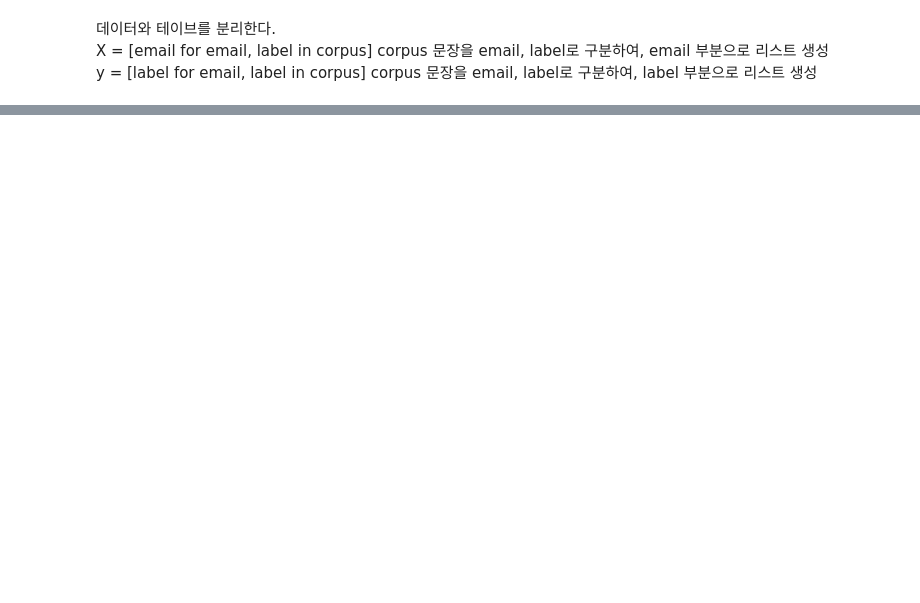
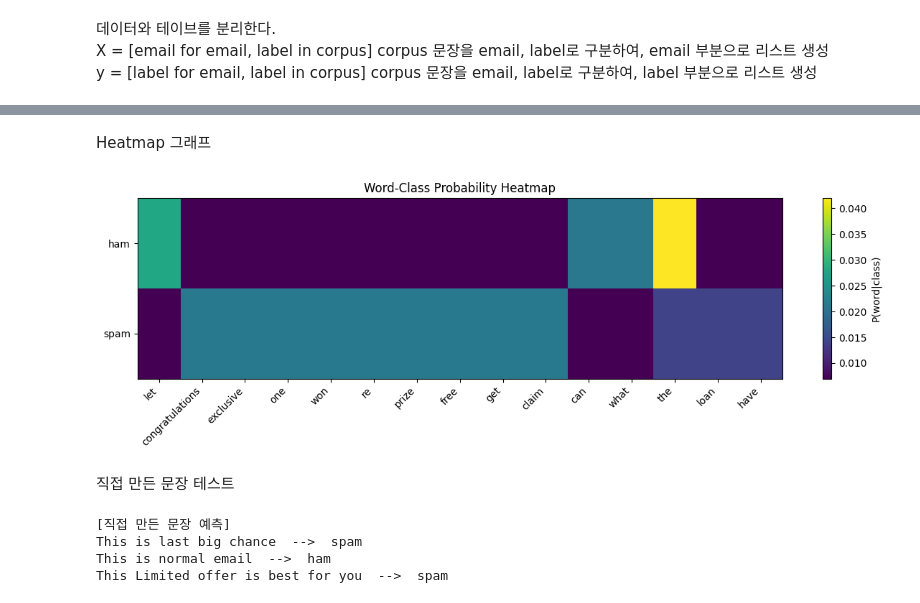
Before and after one commit to cras-lab/ML-examples, a Jupyter notebook: NaiveBayes_SPAM.ipynb, the cells around one changed output, grey strips where cells are left out. Cells and saved outputs as stored; diff of their text form; code cells hidden in the pictures; blank space fills up the shorter version.

```diff
--- a/NaiveBayes_SPAM.ipynb
+++ b/NaiveBayes_SPAM.ipynb
@@ -87,10 +118,43 @@ print("Accuracy:", accuracy)
+# %% [markdown]
+Heatmap 그래프
+# %%
+heat_df = contrib_df.copy()
+heat_df['abs_contrib'] = heat_df['contribution_to_spam'].abs()
+heat_df = heat_df.sort_values('abs_contrib', ascending=False).head(15)
+
+# log 확률을 실제 확률로 변환
+heat_mat = np.vstack([
+    np.exp(heat_df['ham_log_prob'].values),
+    np.exp(heat_df['spam_log_prob'].values)
+])
+
+plt.figure(figsize=(12, 4))
+plt.imshow(heat_mat, aspect='auto')
+plt.xticks(range(len(heat_df)), heat_df['word'], rotation=45, ha='right')
+plt.yticks([0, 1], ['ham', 'spam'])
+plt.colorbar(label='P(word|class)')
+plt.title('Word-Class Probability Heatmap')
+plt.tight_layout()
+plt.show()
+# %% [output]
+[figure, added]
+# %% [markdown]
+직접 만든 문장 테스트
 # %%
 test_x = [
-     "This is last big chance",
-     "This is normal email",
-     "This Limited offer is best for you"
+    "This is last big chance",
+    "This is normal email",
+    "This Limited offer is best for you"
 ]
 
 test_vec = vectorizer.transform(test_x)
 pred = nb_classifier.predict(test_vec)
-print(pred)
+
+print("\n[직접 만든 문장 예측]")
+for sentence, label in zip(test_x, pred):
+    print(f"{sentence}  -->  {label}")
+# %% [output]
+[직접 만든 문장 예측]
+This is last big chance  -->  spam
+This is normal email  -->  ham
+This Limited offer is best for you  -->  spam
```
Also changed, not shown: parts of 29 cells of this notebook.
